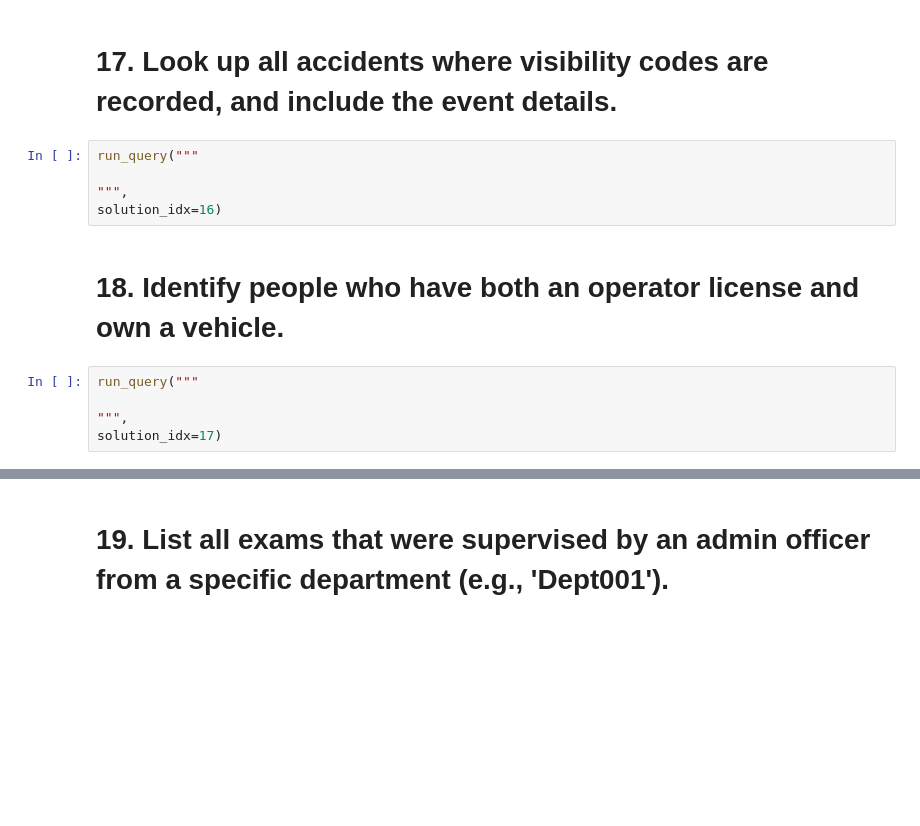
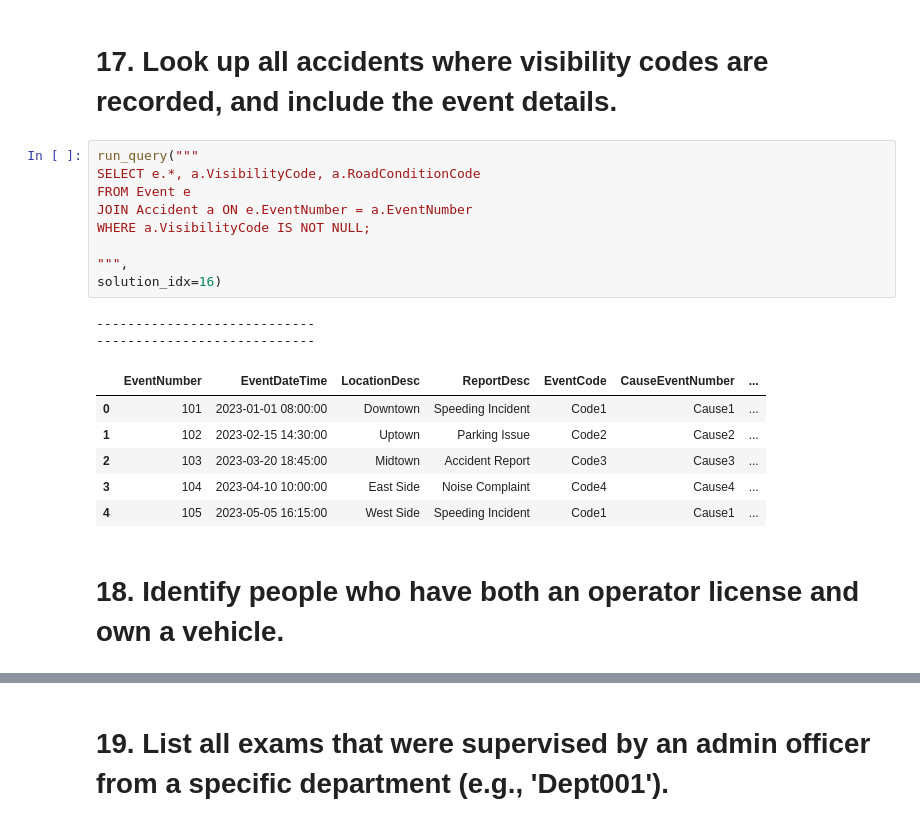
Before and after one commit to ayasqualli/Database-Management, a Jupyter notebook: Copy_of_DMV_USECASE.ipynb, the cells around one changed output, grey strips where cells are left out. Saved outputs shown, nothing was run; the diff lists cells and outputs as text; blank space fills up the shorter version.

```diff
--- a/Copy_of_DMV_USECASE.ipynb
+++ b/Copy_of_DMV_USECASE.ipynb
@@ -410,14 +551,22 @@ solution_idx=15)
 # %% [markdown]
 # 17. Look up all accidents where visibility codes are recorded, and include the event details.
-# %%
-run_query("""
-
-""",
-solution_idx=16)
+# %%
+run_query("""
+SELECT e.*, a.VisibilityCode, a.RoadConditionCode
+FROM Event e
+JOIN Accident a ON e.EventNumber = a.EventNumber
+WHERE a.VisibilityCode IS NOT NULL;
+
+""",
+solution_idx=16)
+# %% [output]
+----------------------------
+----------------------------
+|  | EventNumber | EventDateTime | LocationDesc | ReportDesc | EventCode | CauseEventNumber | ... |
+| 0 | 101 | 2023-01-01 08:00:00 | Downtown | Speeding Incident | Code1 | Cause1 | ... |
+| 1 | 102 | 2023-02-15 14:30:00 | Uptown | Parking Issue | Code2 | Cause2 | ... |
+| 2 | 103 | 2023-03-20 18:45:00 | Midtown | Accident Report | Code3 | Cause3 | ... |
+| 3 | 104 | 2023-04-10 10:00:00 | East Side | Noise Complaint | Code4 | Cause4 | ... |
+| 4 | 105 | 2023-05-05 16:15:00 | West Side | Speeding Incident | Code1 | Cause1 | ... |
 # %% [markdown]
 # 18. Identify people who have both an operator license and own a vehicle.
-# %%
-run_query("""
-
-""",
-solution_idx=17)
```
Also changed, not shown: parts of 31 cells of this notebook.
